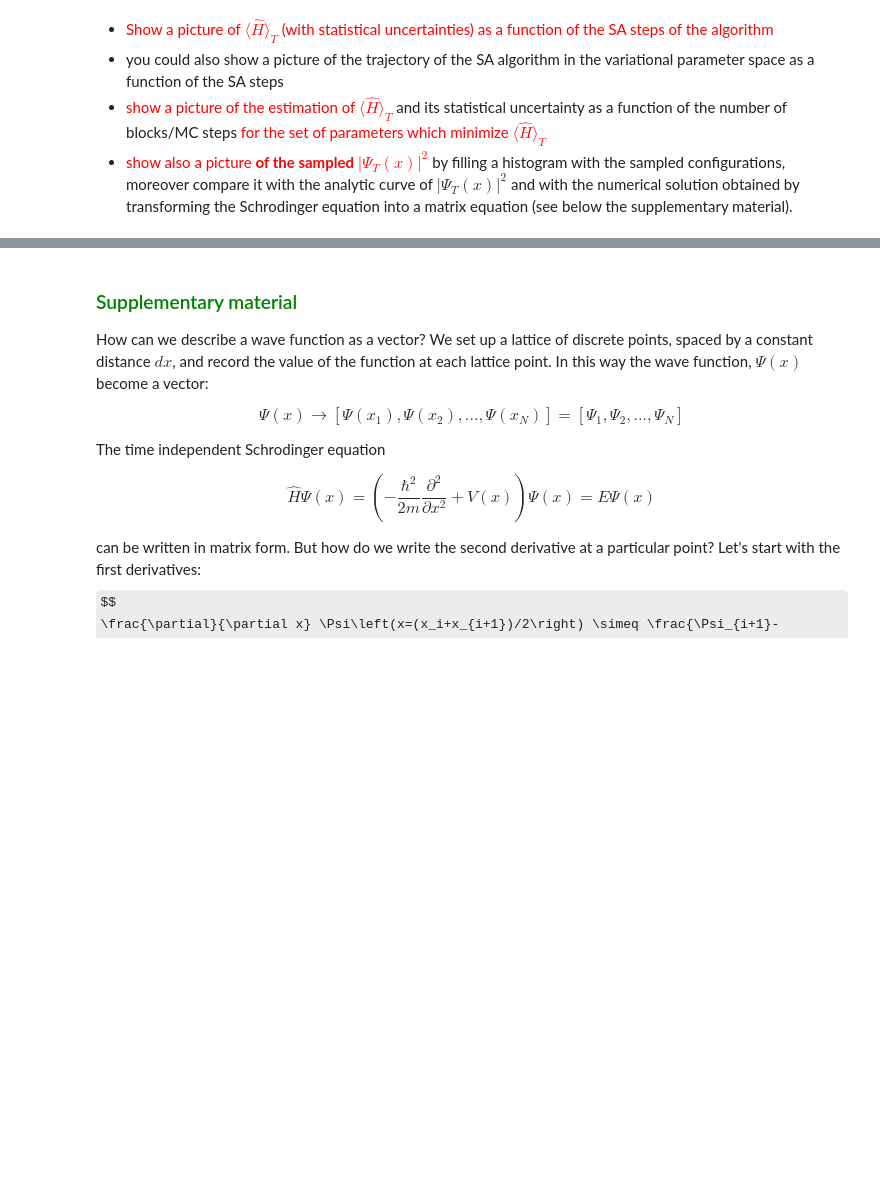
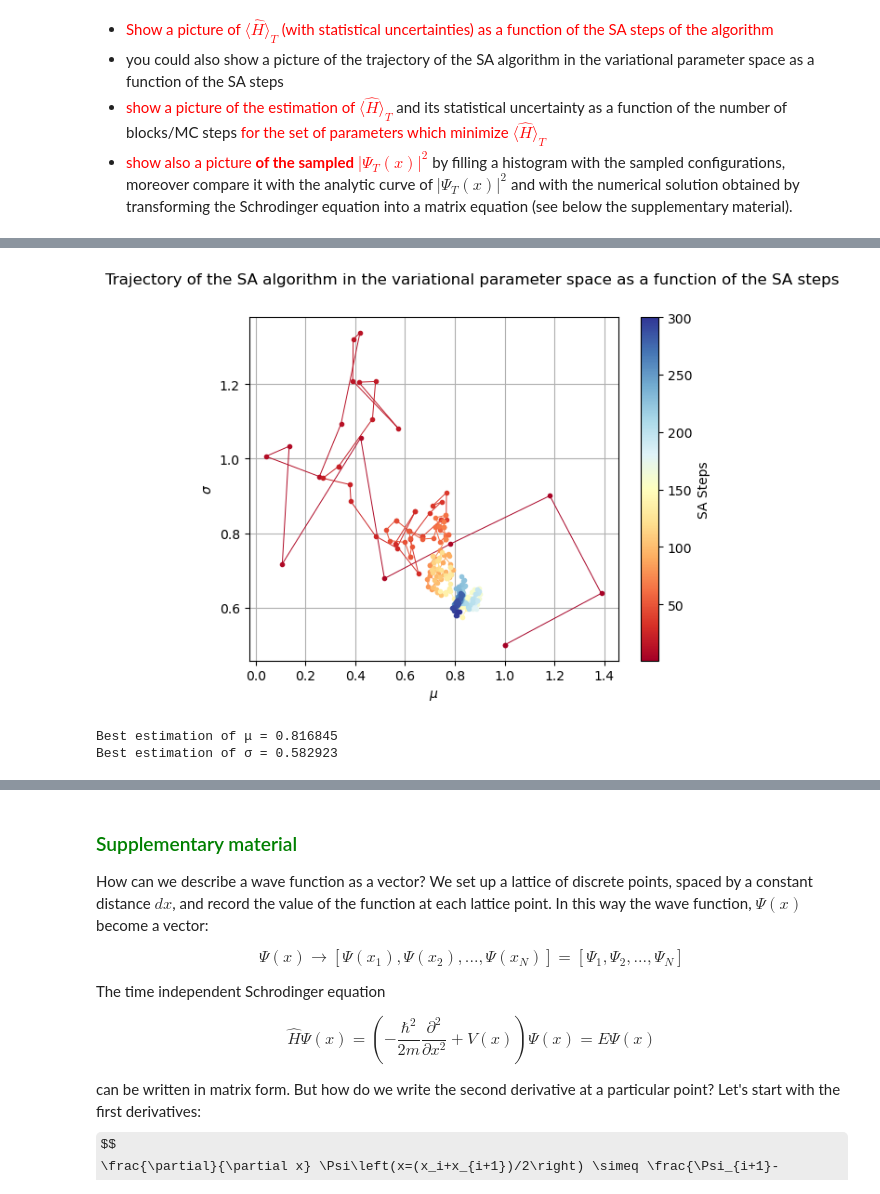
Before and after one commit to edoiannu/LSN_Exercises_Iannucci, a Jupyter notebook: Exercises_08/LSN_Exercises_08.ipynb, the cells around one changed output, grey strips where cells are left out. Cells and saved outputs as stored; diff of their text form; code cells hidden in the pictures; some formulas as TeX source; blank space fills up the shorter version.

```diff
--- a/Exercises_08/LSN_Exercises_08.ipynb
+++ b/Exercises_08/LSN_Exercises_08.ipynb
@@ -121,0 +111,43 @@ plt.show()
+# %%
+mu = []
+sigma = []
+
+with open('Exercise_08-2/results/params.out', 'r') as file:
+    reader = csv.reader(file)
+    for list in file:
+        elements = list.split()
+        mu.append(float(elements[0]))
+        sigma.append(float(elements[1]))
+file.close()
+
+fig, ax1 = plt.subplots()
+
+import matplotlib.cm as cm
+norm = matplotlib.colors.Normalize(vmin=min(steps), vmax=max(steps), clip=True)
+mapper = cm.ScalarMappable(norm=norm, cmap='RdYlBu')
+time_color = np.array([(mapper.to_rgba(v)) for v in steps])
+
+for i in range(len(steps) - 1):
+    # Plot points without error bars
+    plt.plot(mu[i], sigma[i], 'o', markersize=3,color=time_color[i])
+    # Plot error bars
+    #plt.errorbar(mu[i], sigma[i], hsigma[i], linestyle='-', lw=1, capsize=3, color=time_color[i])
+    # Plot line connecting points with color
+    plt.plot([mu[i], mu[i+1]], [sigma[i], sigma[i+1]], '-', color=time_color[i],linewidth=0.7)
+
+fig.colorbar(mapper, ax=ax1, label='SA Steps')
+
+plt.xlabel(r'$\mu$')
+plt.ylabel(r'$\sigma$')
+plt.grid(True)
+
+fig.suptitle(r'Trajectory of the SA algorithm in the variational parameter space as a function of the SA steps')
+
+plt.show()
+
+print('Best estimation of \u03BC =', mu[len(steps)-1])
+print('Best estimation of \u03C3 =', sigma[len(steps)-1])
+# %% [output]
+[figure, added]
+Best estimation of μ = 0.816845
+Best estimation of σ = 0.582923
```
Also changed, not shown: parts of 8 cells of this notebook, 9 other files.
